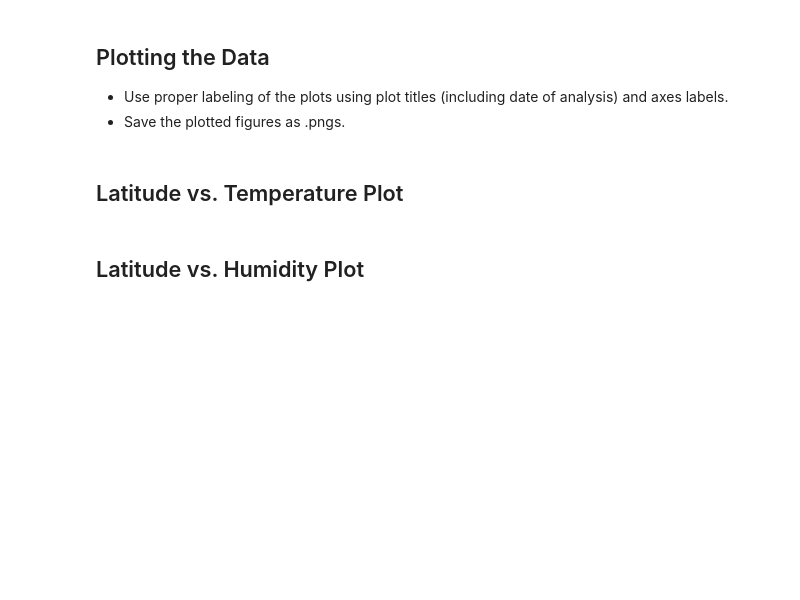
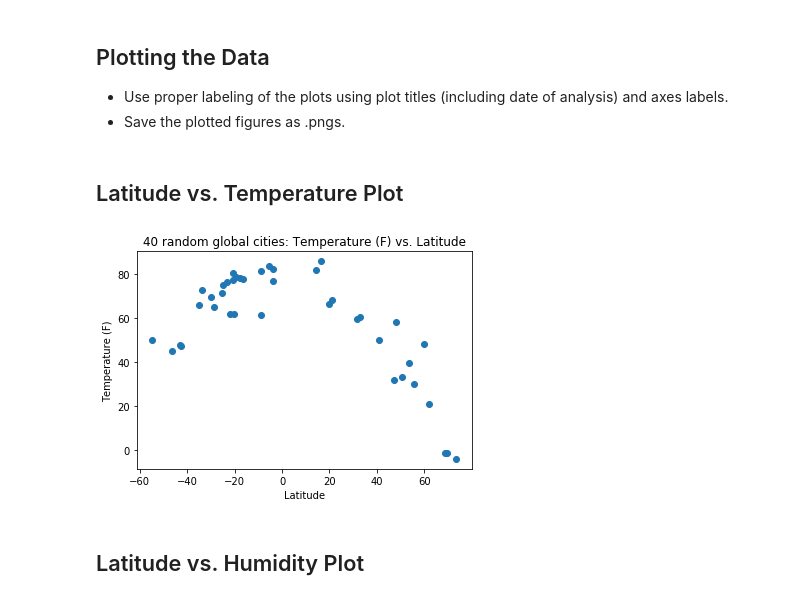
Before and after one commit to Terrence-Cummings/python-api-challenge, a Jupyter notebook: WeatherPy/WeatherPy_v1.ipynb, the cells around one changed output. Drawn from its saved outputs; the diff is of its cells as text; code cells hidden in the pictures; blank space fills up the shorter version.

Commit message:
wip, all the basics working incl graphs

```diff
--- a/WeatherPy/WeatherPy_v1.ipynb
+++ b/WeatherPy/WeatherPy_v1.ipynb
@@ -200,3 +197,4 @@ Skip this step if there are no cities that have humidity > 100%.
 # %%
 # Make a new DataFrame equal to the city data to drop all humidity outliers by index.
-# Passing "inplace=False" will make a copy of the city_data DataFrame, which we call "clean_city_data".
+#make a copy of the city_data DataFrame, which we call "clean_city_data".
+clean_city_data = city_data.loc[city_data['Humidity']<=100]
@@ -211,5 +219,14 @@ Skip this step if there are no cities that have humidity > 100%.
 * Save the plotted figures as .pngs.
 # %% [markdown]
 ## Latitude vs. Temperature Plot
+# %%
+plt.scatter(clean_city_data['Act Lat'], clean_city_data['Temperature (F)'])
+plt.title(f'{clean_city_count} random global cities: Temperature (F) vs. Latitude')
+plt.xlabel('Latitude')
+plt.ylabel('Temperature (F)')
+
+plt.show()
+# %% [output]
+[figure, added]
 # %% [markdown]
 ## Latitude vs. Humidity Plot
```
Also changed, not shown: parts of 20 cells of this notebook, 2 other files.
